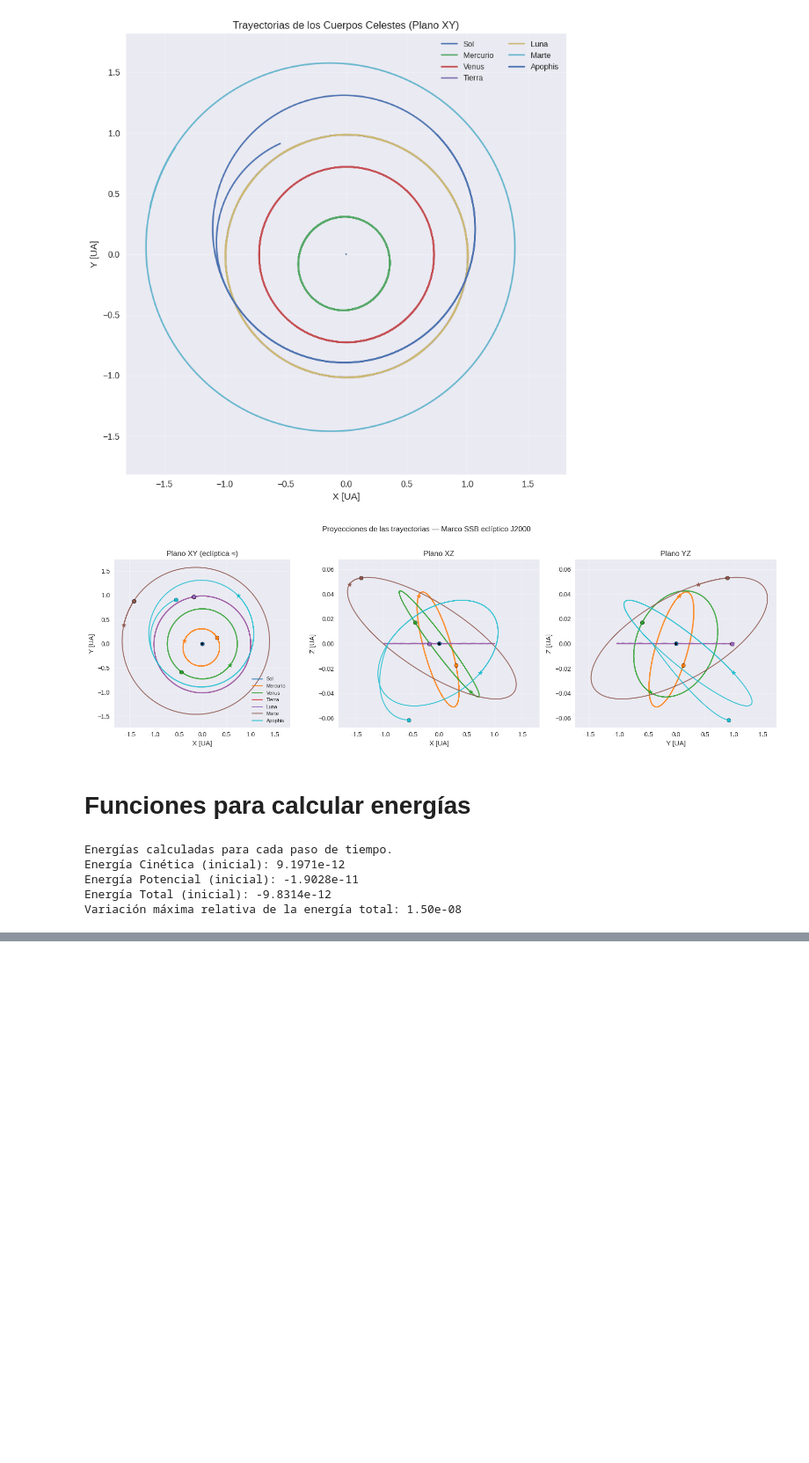
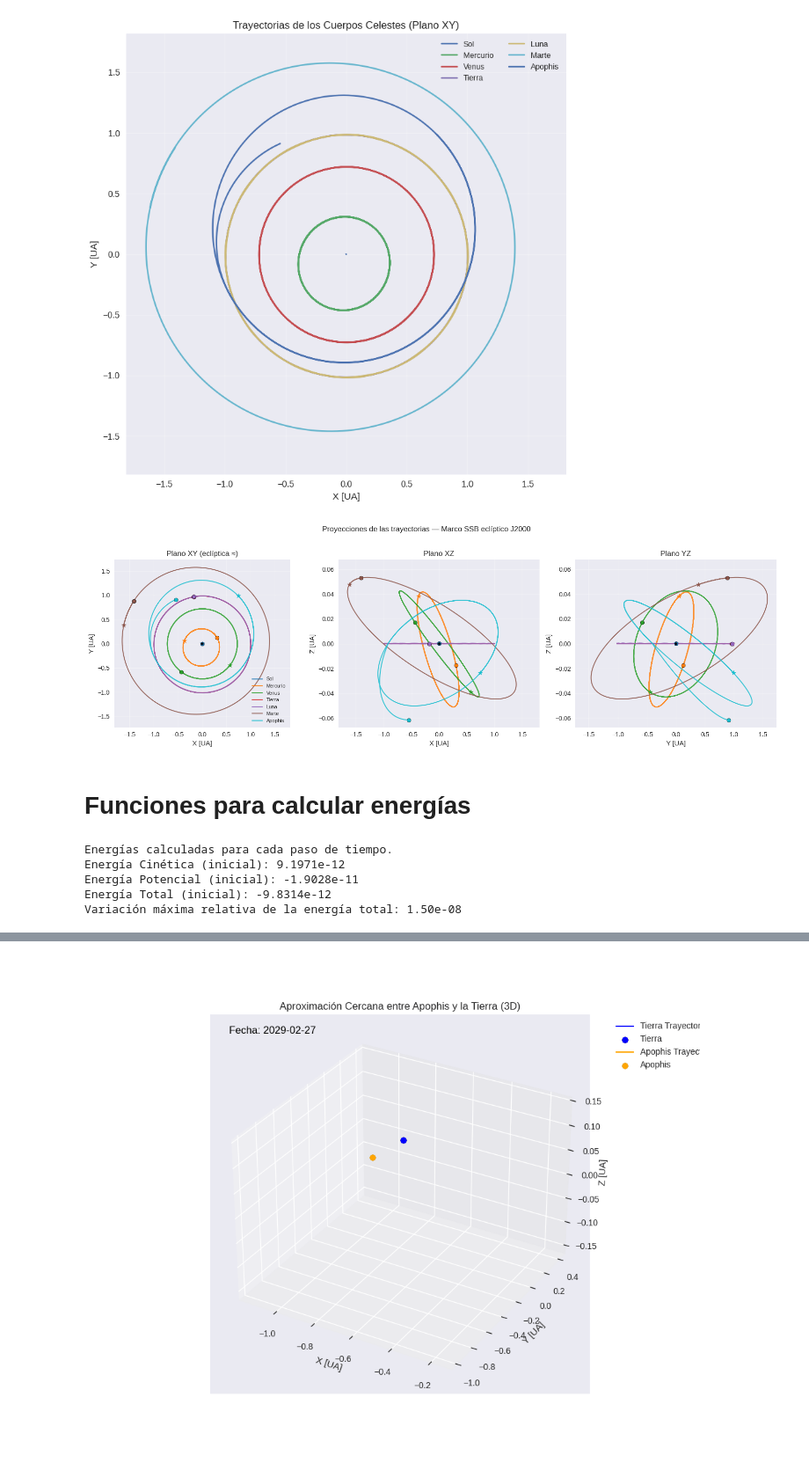
Before and after one commit to Daniel-534/Astroestadistica, a Jupyter notebook: ITM/Main.ipynb, the cells around one changed output, grey strips where cells are left out. Shown at 88% size. Drawn from its saved outputs; the diff is of its cells as text; code cells hidden in the pictures; blank space fills up the shorter version.

```diff
--- a/ITM/Main.ipynb
+++ b/ITM/Main.ipynb
@@ -484,0 +576,12 @@ Variación máxima relativa de la energía total: 1.50e-08
+# %%
+def calcular_virial_escalar(rs_step, vs_step, sistema):
+    virial_escalar = 0.0
+    for i, body_data in enumerate(sistema):
+        m_i = body_data['m']
+        r_i = rs_step[i]
+        v_i = vs_step[i]
+        virial_escalar += m_i * np.dot(r_i, v_i)
+    return virial_escalar
+
+def calcular_derivada_virial(K, U):
+    return 2 * K + U
@@ -484,0 +676,84 @@ Variación máxima relativa de la energía total: 1.50e-08
+# %%
+from mpl_toolkits.mplot3d import Axes3D
+import matplotlib.animation as animation
+from IPython.display import Image
+
+
+# Ajustar el rango para la animación
+anim_window_days = 90.0 # 3 meses (45 días antes y 45 días después del máximo acercamiento)
+
+time_window_start = closest_time_days - anim_window_days / 2
+time_window_end = closest_time_days + anim_window_days / 2
+
+# Encontrar los índices en ts correspondientes a esta ventana de tiempo
+start_idx_anim = np.searchsorted(ts, time_window_start)
+end_idx_anim = np.searchsorted(ts, time_window_end)
+
+# Asegurarse de que los índices estén dentro de los límites de ts
+start_idx_anim = max(0, start_idx_anim -1)
+end_idx_anim = min(len(ts) - 1, end_idx_anim +1)
+
+# Filtrar datos para la animación
+ts_anim = ts[start_idx_anim:end_idx_anim]
+rs_anim_earth = rs[earth_index, start_idx_anim:end_idx_anim, :]
+rs_anim_apophis = rs[apophis_index, start_idx_anim:end_idx_anim, :]
+
+# Posición de Apophis y Tierra en el momento de máximo acercamiento para el marcador estático
+apophis_at_closest_r = rs[apophis_index, closest_time_index, :]
+earth_at_closest_r = rs[earth_index, closest_time_index, :]
+
+# Crear la figura y el eje 3D
+fig = plt.figure(figsize=(10, 8))
+ax = fig.add_subplot(111, projection='3d')
+camera = Camera(fig)
+
+# Determinar límites de los ejes para asegurar una escala consistente y evitar "saltos"
+all_coords_anim = np.concatenate((rs_anim_earth, rs_anim_apophis))
+x_min, x_max = all_coords_anim[:, 0].min(), all_coords_anim[:, 0].max()
+y_min, y_max = all_coords_anim[:, 1].min(), all_coords_anim[:, 1].max()
+z_min, z_max = all_coords_anim[:, 2].min(), all_coords_anim[:, 2].max()
+
+# Añadir un poco de margen a los límites
+padding = 0.1 * max(x_max - x_min, y_max - y_min, z_max - z_min)
+ax.set_xlim(x_min - padding, x_max + padding)
+ax.set_ylim(y_min - padding, y_max + padding)
+ax.set_zlim(z_min - padding, z_max + padding)
+
+
+# Bucle para crear los frames de la animación
+for i in range(len(ts_anim)):
+    # Plotear la trayectoria de la Tierra hasta el tiempo actual
+    ax.plot(rs_anim_earth[:i+1, 0], rs_anim_earth[:i+1, 1], rs_anim_earth[:i+1, 2],
+            color='blue', label='Tierra Trayectoria' if i == 0 else '', linewidth=1.5)
+    # Plotear la posición actual de la Tierra
+    ax.scatter(rs_anim_earth[i, 0], rs_anim_earth[i, 1], rs_anim_earth[i, 2],
+               color='blue', marker='o', s=50, label='Tierra' if i == 0 else '')
+
+    # Plotear la trayectoria de Apophis hasta el tiempo actual
+    ax.plot(rs_anim_apophis[:i+1, 0], rs_anim_apophis[:i+1, 1], rs_anim_apophis[:i+1, 2],
+            color='orange', label='Apophis Trayectoria' if i == 0 else '', linewidth=1.5)
+    # Plotear la posición actual de Apophis
+    ax.scatter(rs_anim_apophis[i, 0], rs_anim_apophis[i, 1], rs_anim_apophis[i, 2],
+               color='orange', marker='o', s=50, label='Apophis' if i == 0 else '')
+
+    # Añadir texto para la fecha actual
+    current_time_days = ts_anim[i]
+    current_date = fecha_inicial + pd.to_timedelta(current_time_days, unit='D')
+    ax.text2D(0.05, 0.95, f"Fecha: {current_date.strftime('%Y-%m-%d')}", transform=ax.transAxes, color='black', fontsize=12)
+
+    camera.snap() # Capturar el frame actual
+
+ax.set_xlabel('X [UA]')
+ax.set_ylabel('Y [UA]')
+ax.set_zlabel('Z [UA]')
+ax.set_title('Aproximación Cercana entre Apophis y la Tierra (3D)')
+ax.legend(loc='upper left', bbox_to_anchor=(1.05, 1))
+ax.grid(True, alpha=0.3)
+
+animation_3d = camera.animate(interval=100)
+
+animation_3d.save('apophis_earth_close_approach_3d.gif', writer='imagemagick', fps=10)
+
+plt.close(fig)
+Image(filename='apophis_earth_close_approach_3d.gif')
+# %% [output]
@@ -484,0 +762 @@ Variación máxima relativa de la energía total: 1.50e-08
+[figure, added]
```
Also changed, not shown: parts of 11 cells of this notebook.
